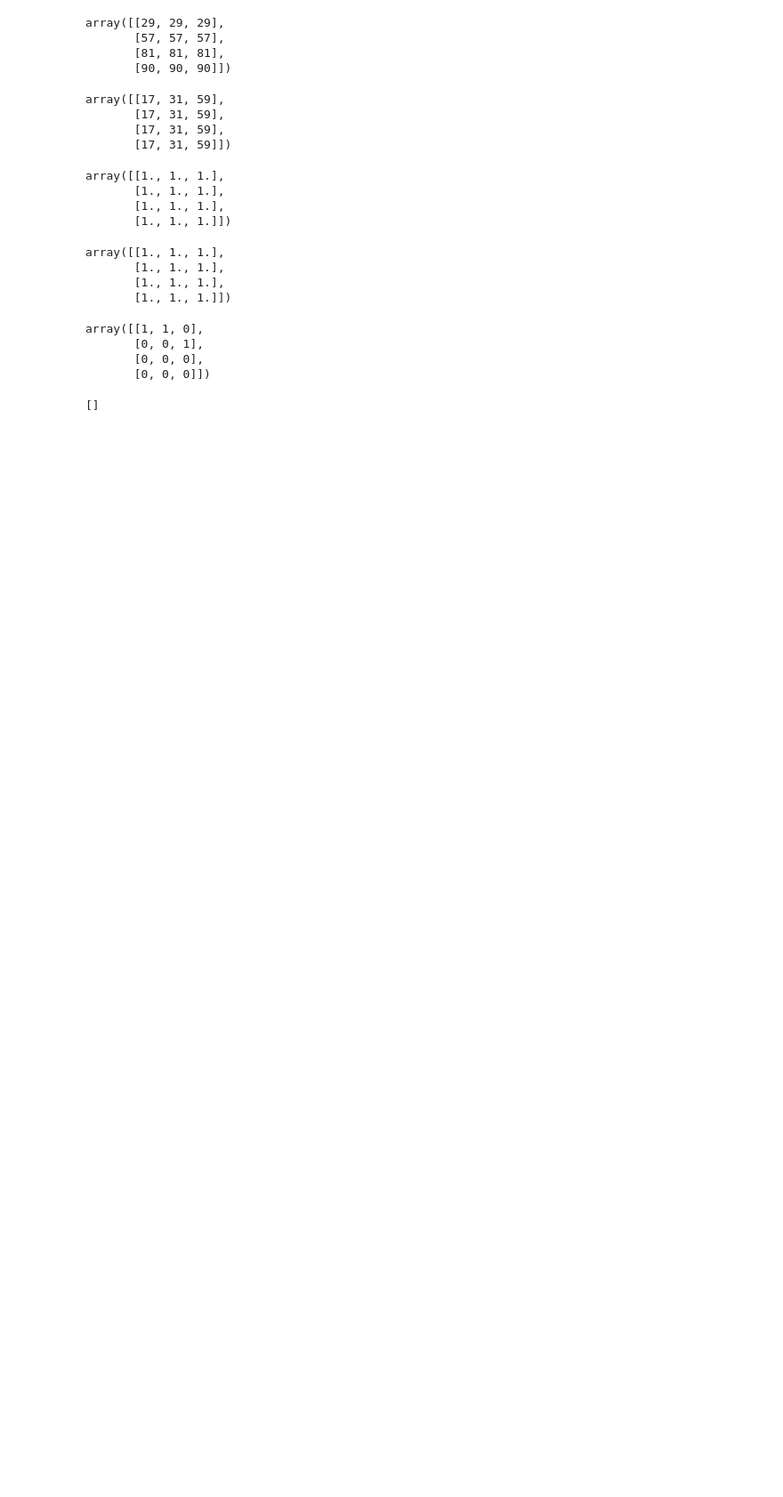
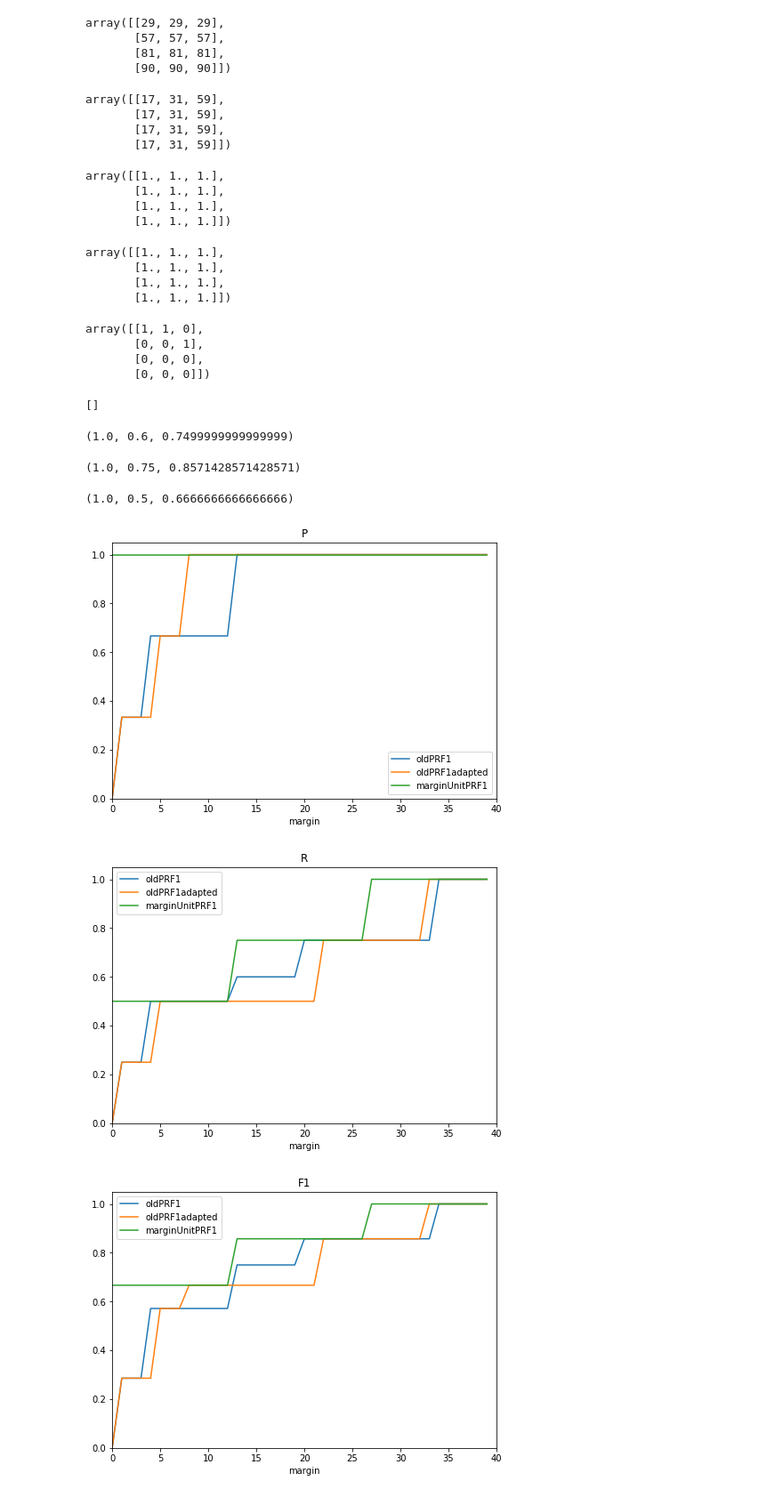
Before and after one commit to vbelissen/cslr_limsi, a Jupyter notebook: notebooks/Wolf metric.ipynb, the cells around one changed output. Shown at 89% size. Drawn from its saved outputs; the diff is of its cells as text; code cells hidden in the pictures; blank space fills up the shorter version.

```diff
--- a/notebooks/Wolf metric.ipynb
+++ b/notebooks/Wolf metric.ipynb
@@ -288,3 +776,66 @@ list(a[0])
 # %%
 for i in a[0]:
     print(i)
+# %%
+oldPRF1(yBinaryTrue, yBinaryPred, False, False, 13)
+# %% [output]
+(1.0, 0.6, 0.7499999999999999)
+# %%
+marginUnitPRF1(yBinaryTrue, yBinaryPred, False, False, margin=13)
+# %% [output]
+(1.0, 0.75, 0.8571428571428571)
+# %%
+oldPRF1adapted(yBinaryTrue, yBinaryPred, False, False, margin=10)
+# %% [output]
+(1.0, 0.5, 0.6666666666666666)
+# %%
+marginMax=40
+marginVector=np.arange(marginMax)
+oldPRF1vector=np.zeros((marginMax,3))
+oldPRF1adaptedvector=np.zeros((marginMax,3))
+marginUnitPRF1vector=np.zeros((marginMax,3))
+
+for i in range(marginMax):
+    margin=marginVector[i]
+    oldPRF1vector[i,0], oldPRF1vector[i,1], oldPRF1vector[i,2] = oldPRF1(yBinaryTrue, yBinaryPred, False, False, margin)
+    oldPRF1adaptedvector[i,0], oldPRF1adaptedvector[i,1], oldPRF1adaptedvector[i,2] = oldPRF1adapted(yBinaryTrue, yBinaryPred, False, False, margin)
+    marginUnitPRF1vector[i,0], marginUnitPRF1vector[i,1], marginUnitPRF1vector[i,2] = marginUnitPRF1(yBinaryTrue, yBinaryPred, False, False, margin)
+# %%
+%matplotlib inline
+fig = plt.figure()
+ax = fig.add_axes([0,0,1,1])
+ax.plot(marginVector,oldPRF1vector[:,0],label='oldPRF1')
+ax.plot(marginVector,oldPRF1adaptedvector[:,0],label='oldPRF1adapted')
+ax.plot(marginVector,marginUnitPRF1vector[:,0],label='marginUnitPRF1')
+ax.set_title('P')
+ax.set_xlabel('margin')
+ax.set_xlim(0,marginMax)
+ax.set_ylim(0,1.05)
+ax.legend()
+plt.show()
+fig = plt.figure()
+ax = fig.add_axes([0,0,1,1])
+ax.plot(marginVector,oldPRF1vector[:,1],label='oldPRF1')
+ax.plot(marginVector,oldPRF1adaptedvector[:,1],label='oldPRF1adapted')
+ax.plot(marginVector,marginUnitPRF1vector[:,1],label='marginUnitPRF1')
+ax.set_title('R')
+ax.set_xlabel('margin')
+ax.set_xlim(0,marginMax)
+ax.set_ylim(0,1.05)
+ax.legend()
+plt.show()
+fig = plt.figure()
+ax = fig.add_axes([0,0,1,1])
+ax.plot(marginVector,oldPRF1vector[:,2],label='oldPRF1')
+ax.plot(marginVector,oldPRF1adaptedvector[:,2],label='oldPRF1adapted')
+ax.plot(marginVector,marginUnitPRF1vector[:,2],label='marginUnitPRF1')
+ax.set_title('F1')
+ax.set_xlabel('margin')
+ax.set_xlim(0,marginMax)
+ax.set_ylim(0,1.05)
+ax.legend()
+plt.show()
+# %% [output]
+[figure, added]
+[figure, added]
+[figure, added]
```
Also changed, not shown: parts of 11 cells of this notebook, 2 other files.
